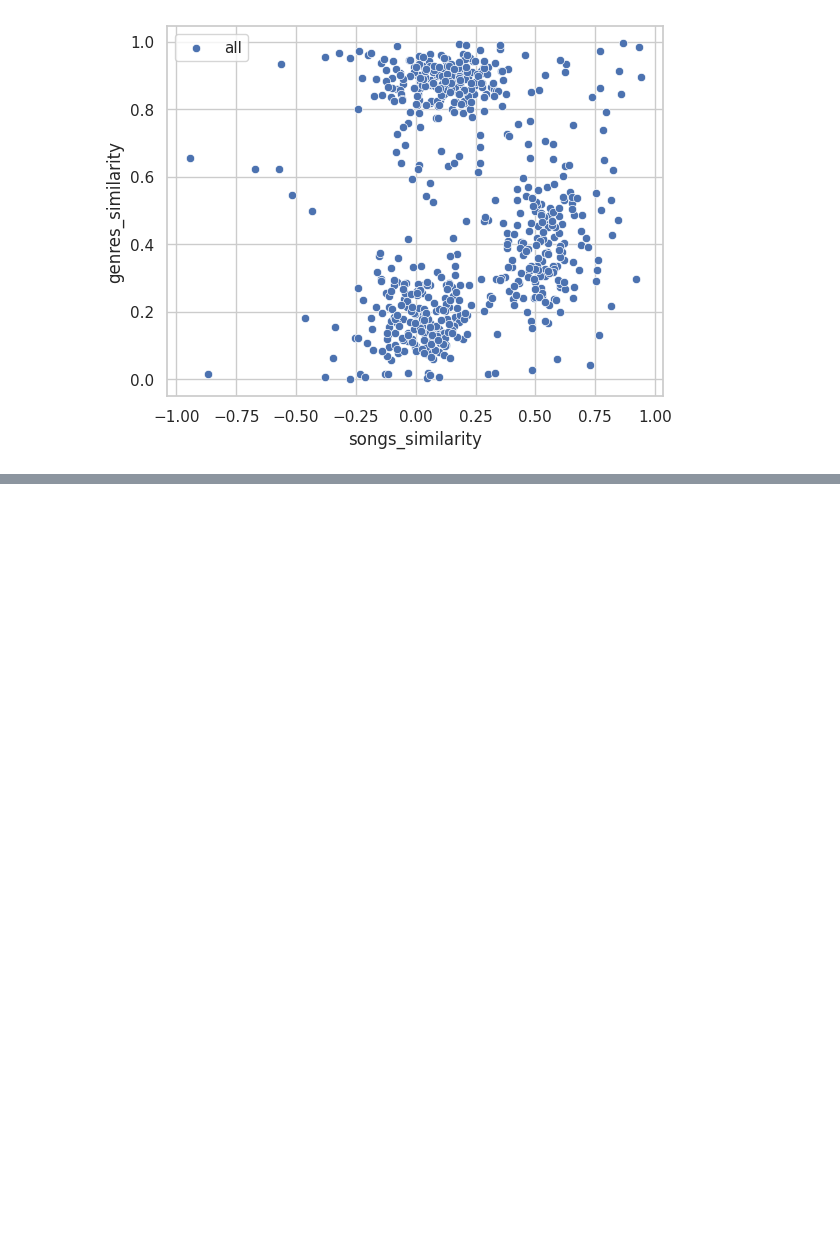
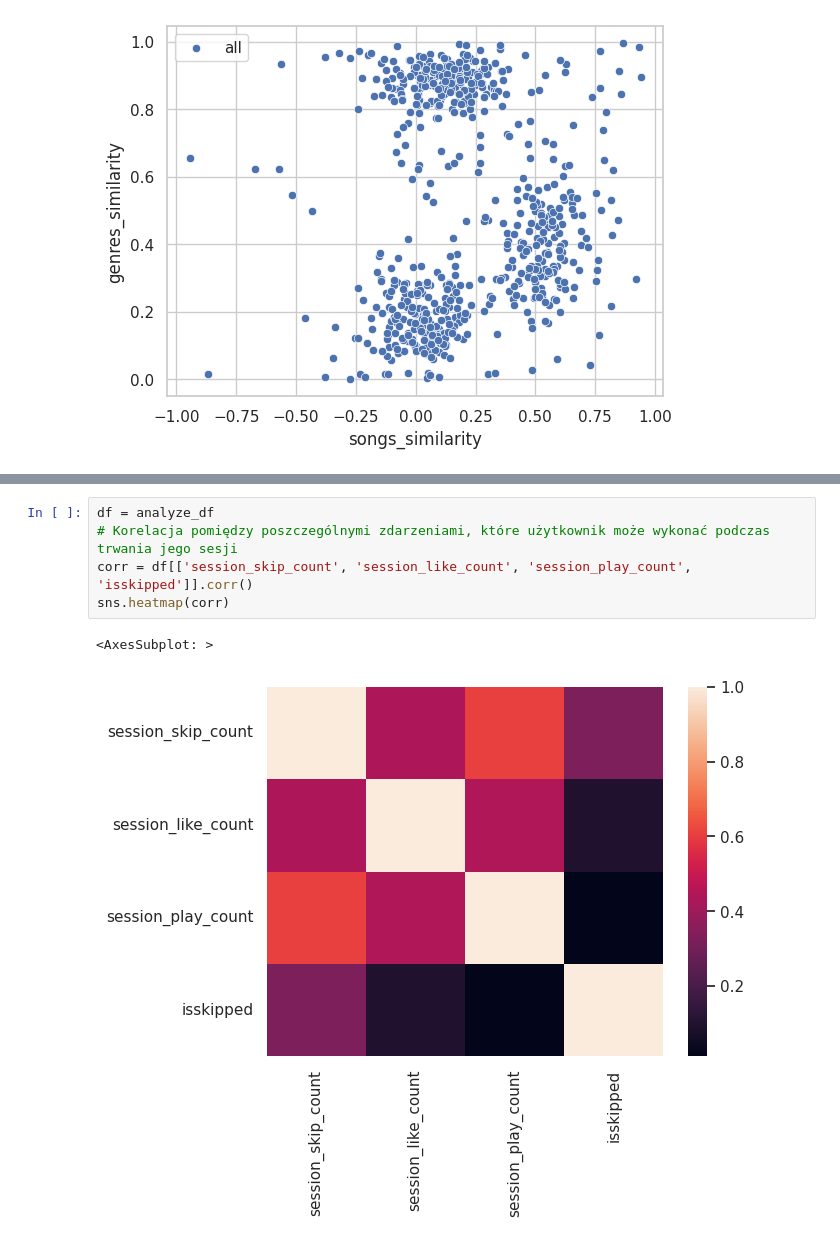
Before and after one commit to dawidkasz/song-skip-predictor, a Jupyter notebook: dokumentacja.ipynb, the cells around one changed output, grey strips where cells are left out. Saved outputs shown, nothing was run; the diff lists cells and outputs as text; blank space fills up the shorter version.

```diff
--- a/dokumentacja.ipynb
+++ b/dokumentacja.ipynb
@@ -569,0 +612,8 @@ plot_scatter(df, 'all')
+# %%
+df = analyze_df
+# Korelacja pomiędzy poszczególnymi zdarzeniami, które użytkownik może wykonać podczas trwania jego sesji
+corr = df[['session_skip_count', 'session_like_count', 'session_play_count', 'isskipped']].corr()
+sns.heatmap(corr)
+# %% [output]
+<AxesSubplot: >
+[figure, added]
```
Also changed, not shown: parts of 19 cells of this notebook.
